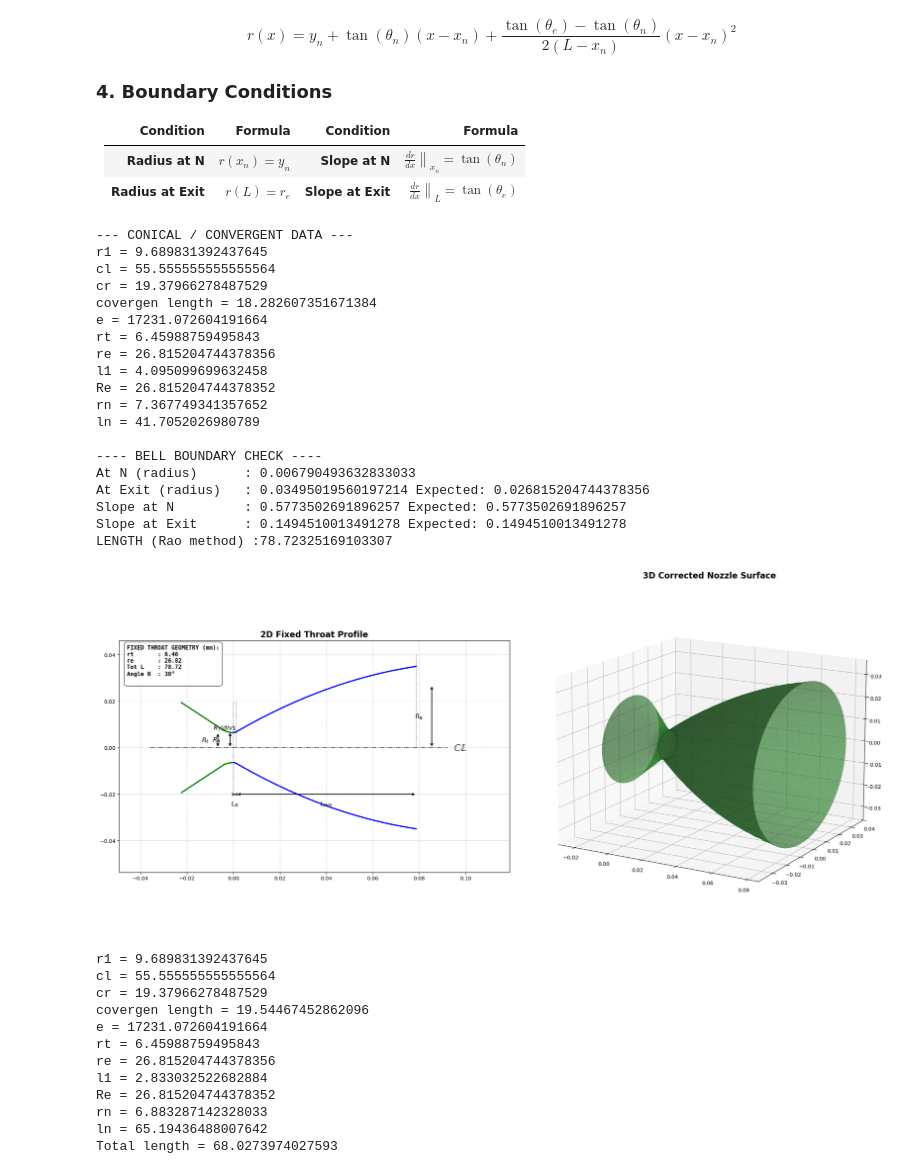
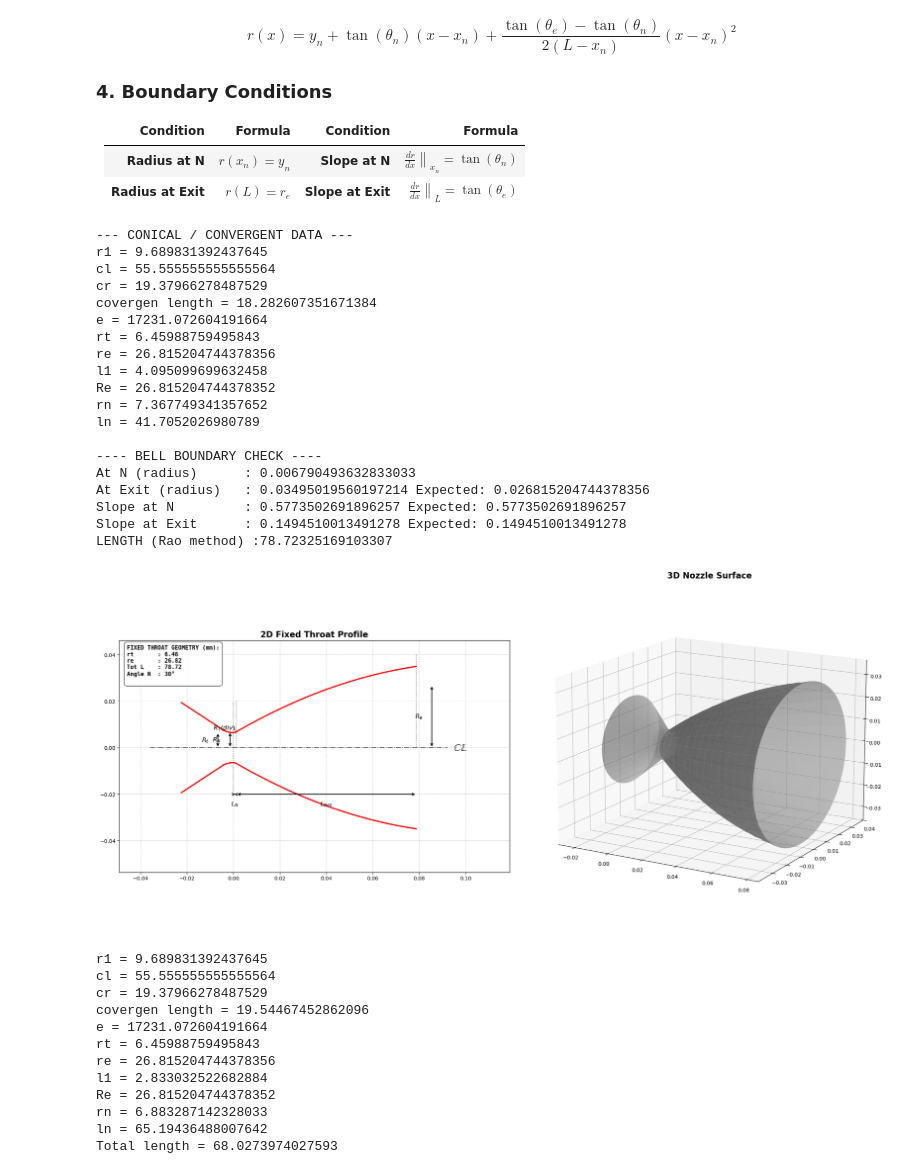
Before and after one commit to saravanan-x/Nozzle_design_calculations, a Jupyter notebook: nozzel.ipynb, the cells around one changed output. Drawn from its saved outputs; the diff is of its cells as text; code cells hidden in the pictures.

```diff
--- a/nozzel.ipynb
+++ b/nozzel.ipynb
@@ -552,10 +552,10 @@ print(f"LENGTH (Rao method) :{l*1000}")
 
 
 
-#  Create figure with 2 subplots (1 row, 2 columns)
+# ploting the graph
 fig = plt.figure(figsize=(22, 10))
 
-# --- 2D PLOT (LEFT) ---
+# --- 2D PLOT  ---
 ax1 = fig.add_subplot(121)
 ax1.set_aspect('equal', adjustable='box')
 ax1.grid(True, linestyle='--', alpha=0.6)
@@ -578,21 +578,20 @@ t_vals_conv = np.linspace(-np.pi/2 - theta, -np.pi/2, 100)
 t_vals_div = np.linspace(-np.pi/2, -np.pi/2 + tita_n, 100)
 
 def plot_nozzle_side(sign=1):
-    # --- CONVERGENT SECTION (Green) ---
+    # --- CONVERGENT SECTION  ---
     # 2. Convergent Wall
-    ax1.plot([x_chamber_end, x_conv_end], [sign*cr, sign*y_conv_end], 'g-', linewidth=2.5)
+    ax1.plot([x_chamber_end, x_conv_end], [sign*cr, sign*y_conv_end], 'r-', linewidth=2.5)
 
     # 3. Convergent Arc - Center is at x=0, y=sign*(rt + r1_conv)
-    ax1.plot(r1_conv * np.cos(t_vals_conv), sign*(r1_conv * np.sin(t_vals_conv) + (rt + r1_conv)), 'g-', linewidth=2.5)
+    ax1.plot(r1_conv * np.cos(t_vals_conv), sign*(r1_conv * np.sin(t_vals_conv) + (rt + r1_conv)), 'r-', linewidth=2.5)
 
-    # --- DIVERGENT SECTION (Blue) ---
+    # --- DIVERGENT SECTION ---
     # 4. Divergent Arc (Throat to N) - Center is at x=0, y=sign*(rt + r1)
-    ax1.plot(r1 * np.cos(t_vals_div), sign*(r1 * np.sin(t_vals_div) + (rt + r1)), 'b-', linewidth=2.5)
+    ax1.plot(r1 * np.cos(t_vals_div), sign*(r1 * np.sin(t_vals_div) + (rt + r1)), 'r-', linewidth=2.5)
 
     # 5. Bell Curve (N to Exit)
-    # Slicing the bell curve to start strictly after the arc ends at xn to prevent overlap
     bell_mask = x >= xn
-    ax1.plot(x[bell_mask], sign*rx[bell_mask], 'b-', linewidth=2.5)
+    ax1.plot(x[bell_mask], sign*rx[bell_mask], 'r-', linewidth=2.5)
 
 # Plot top and bottom on 2D axis
 plot_nozzle_side(sign=1)
@@ -641,7 +640,7 @@ ax1.set_xlim(x_chamber_end - pad*2, l + pad*3)
 ax1.set_ylim(-(Re + pad*2), max(cr, rt + r1_conv) + pad*2)
 ax1.set_title("2D Fixed Throat Profile", fontsize=16, fontweight='bold')
 
-# --- 3D PLOT (RIGHT) ---
+#  3D PLOT
 ax2 = fig.add_subplot(122, projection='3d')
 
 # Generate arrays for 3D rotation
@@ -654,46 +653,44 @@ y_conv_arc_arr = r1_conv * np.sin(t_vals_conv) + (rt + r1_conv)
 x_div_arc_arr = r1 * np.cos(t_vals_div)
 y_div_arc_arr = r1 * np.sin(t_vals_div) + (rt + r1)
 
-# CLEAN CONCATENATION:
-# We slice with [1:] to remove the duplicate coordinate at x=0 and Point N.
-# This prevents "mesh twisting" or "satisfied-not-satisfied" glitches in the surface.
+
 X_full = np.concatenate([x_conv_wall_arr, x_conv_arc_arr, x_div_arc_arr[1:], x[x > xn]])
 Y_full = np.concatenate([y_conv_wall_arr, y_conv_arc_arr, y_div_arc_arr[1:], rx[x > xn]])
 
 Theta_rot = np.linspace(0, 2*np.pi, 60)
 X_mesh, T_mesh = np.meshgrid(X_full, Theta_rot)
 Y_mesh = Y_full * np.cos(T_mesh)
 Z_mesh = Y_full * np.sin(T_mesh)
 
-ax2.plot_surface(X_mesh, Y_mesh, Z_mesh, color='forestgreen', alpha=0.6,
-                 edgecolor='darkgreen', linewidth=0.1)
+ax2.plot_surface(X_mesh, Y_mesh, Z_mesh, color='darkgray', alpha=0.6,
+                 edgecolor='darkgray', linewidth=0.1)
 
-ax2.set_title("3D Corrected Nozzle Surface", fontsize=16, fontweight='bold')
+ax2.set_title("3D Nozzle Surface", fontsize=16, fontweight='bold')
 ax2.view_init(elev=15, azim=-60)
 
 plt.tight_layout()
 plt.show()
 # %% [output]
 --- CONICAL / CONVERGENT DATA ---
 r1 = 9.689831392437645
 cl = 55.555555555555564
 cr = 19.37966278487529
 covergen length = 18.282607351671384
 e = 17231.072604191664
 rt = 6.45988759495843
 re = 26.815204744378356
 l1 = 4.095099699632458
 Re = 26.815204744378352
 rn = 7.367749341357652
 ln = 41.7052026980789
 
 ---- BELL BOUNDARY CHECK ----
 At N (radius)      : 0.006790493632833033
 At Exit (radius)   : 0.03495019560197214 Expected: 0.026815204744378356
 Slope at N         : 0.5773502691896257 Expected: 0.5773502691896257
 Slope at Exit      : 0.1494510013491278 Expected: 0.1494510013491278
 LENGTH (Rao method) :78.72325169103307
-[figure, old version]
+[figure, new version]
 # %%
      #Conical Nozzles
 
```
